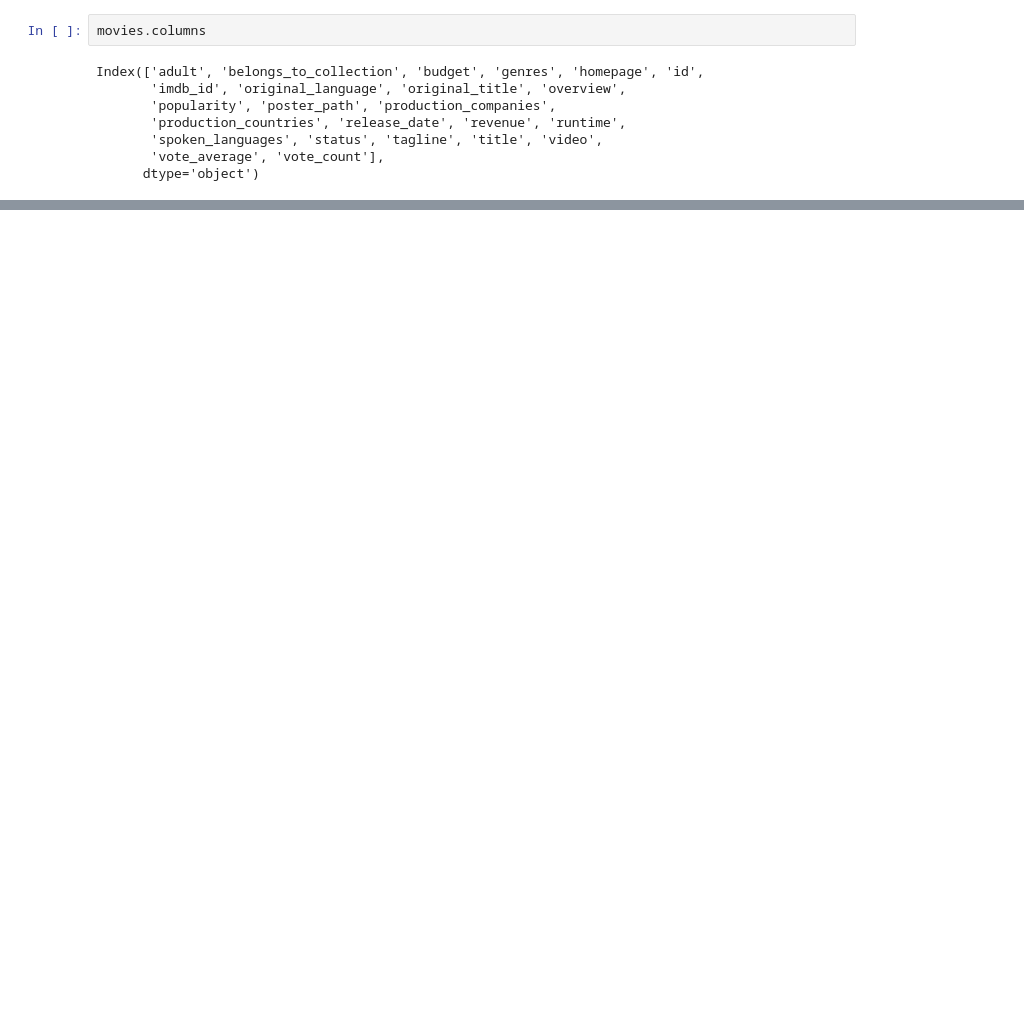
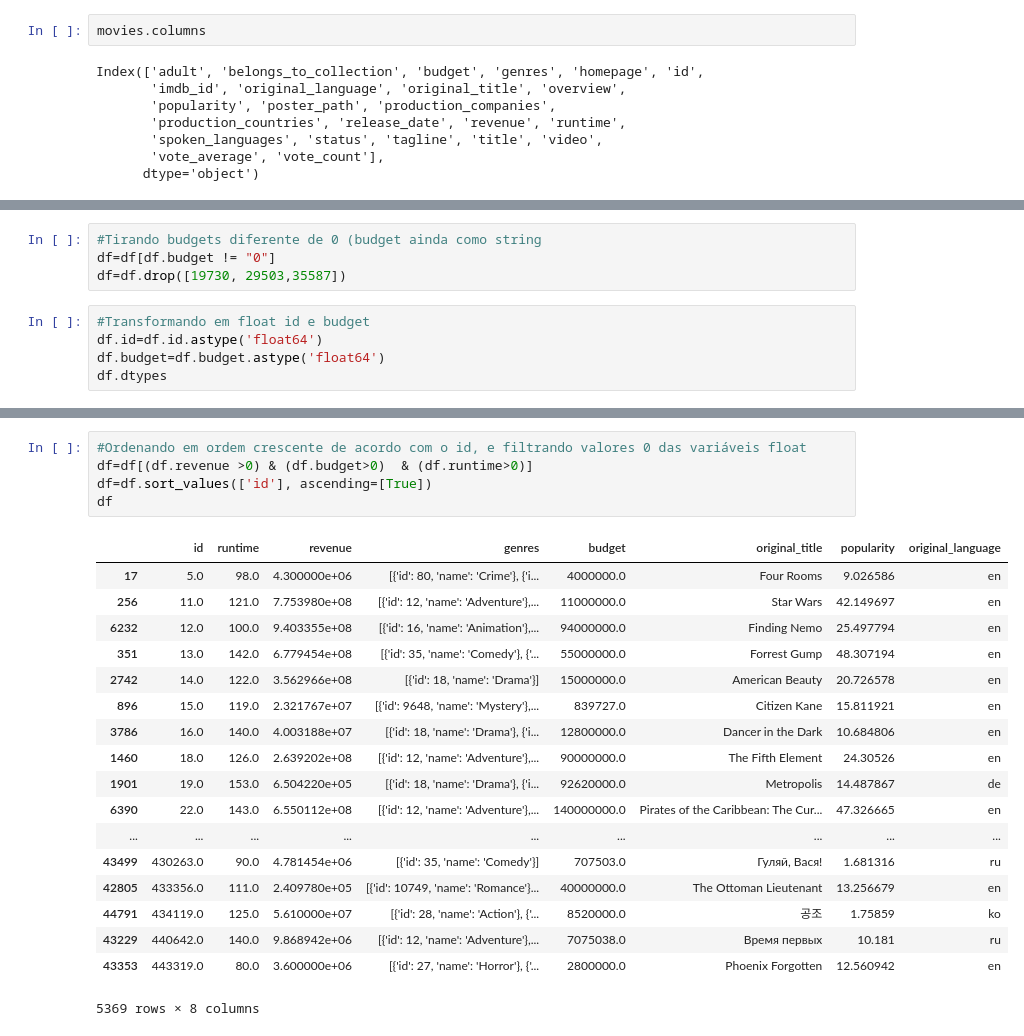
Before and after one commit to lucaslealvale/CD2018_Projeto3, a Jupyter notebook: Projeto 3.ipynb, the cells around one changed output, grey strips where cells are left out. Cells and saved outputs as stored; diff of their text form; blank space fills up the shorter version.

```diff
--- a/Projeto 3.ipynb
+++ b/Projeto 3.ipynb
@@ -68,0 +39,9 @@ df[~df.budget.str.isnumeric()]
+# %%
+#Tirando budgets diferente de 0 (budget ainda como string
+df=df[df.budget != "0"]
+df=df.drop([19730, 29503,35587])
+# %%
+#Transformando em float id e budget
+df.id=df.id.astype('float64')
+df.budget=df.budget.astype('float64')
+df.dtypes
@@ -68,0 +58,24 @@ df[~df.budget.str.isnumeric()]
+# %%
+#Ordenando em ordem crescente de acordo com o id, e filtrando valores 0 das variáveis float
+df=df[(df.revenue >0) & (df.budget>0)  & (df.runtime>0)]
+df=df.sort_values(['id'], ascending=[True])
+df
+# %% [output]
+|  | id | runtime | revenue | genres | budget | original_title | popularity | original_language |
+| 17 | 5.0 | 98.0 | 4.300000e+06 | [{'id': 80, 'name': 'Crime'}, {'i... | 4000000.0 | Four Rooms | 9.026586 | en |
+| 256 | 11.0 | 121.0 | 7.753980e+08 | [{'id': 12, 'name': 'Adventure'},... | 11000000.0 | Star Wars | 42.149697 | en |
+| 6232 | 12.0 | 100.0 | 9.403355e+08 | [{'id': 16, 'name': 'Animation'},... | 94000000.0 | Finding Nemo | 25.497794 | en |
+| 351 | 13.0 | 142.0 | 6.779454e+08 | [{'id': 35, 'name': 'Comedy'}, {'... | 55000000.0 | Forrest Gump | 48.307194 | en |
+| 2742 | 14.0 | 122.0 | 3.562966e+08 | [{'id': 18, 'name': 'Drama'}] | 15000000.0 | American Beauty | 20.726578 | en |
+| 896 | 15.0 | 119.0 | 2.321767e+07 | [{'id': 9648, 'name': 'Mystery'},... | 839727.0 | Citizen Kane | 15.811921 | en |
+| 3786 | 16.0 | 140.0 | 4.003188e+07 | [{'id': 18, 'name': 'Drama'}, {'i... | 12800000.0 | Dancer in the Dark | 10.684806 | en |
+| 1460 | 18.0 | 126.0 | 2.639202e+08 | [{'id': 12, 'name': 'Adventure'},... | 90000000.0 | The Fifth Element | 24.30526 | en |
+| 1901 | 19.0 | 153.0 | 6.504220e+05 | [{'id': 18, 'name': 'Drama'}, {'i... | 92620000.0 | Metropolis | 14.487867 | de |
+| 6390 | 22.0 | 143.0 | 6.550112e+08 | [{'id': 12, 'name': 'Adventure'},... | 140000000.0 | Pirates of the Caribbean: The Cur... | 47.326665 | en |
+| ... | ... | ... | ... | ... | ... | ... | ... | ... |
+| 43499 | 430263.0 | 90.0 | 4.781454e+06 | [{'id': 35, 'name': 'Comedy'}] | 707503.0 | Гуляй, Вася! | 1.681316 | ru |
+| 42805 | 433356.0 | 111.0 | 2.409780e+05 | [{'id': 10749, 'name': 'Romance'}... | 40000000.0 | The Ottoman Lieutenant | 13.256679 | en |
+| 44791 | 434119.0 | 125.0 | 5.610000e+07 | [{'id': 28, 'name': 'Action'}, {'... | 8520000.0 | 공조 | 1.75859 | ko |
+| 43229 | 440642.0 | 140.0 | 9.868942e+06 | [{'id': 12, 'name': 'Adventure'},... | 7075038.0 | Время первых | 10.181 | ru |
+| 43353 | 443319.0 | 80.0 | 3.600000e+06 | [{'id': 27, 'name': 'Horror'}, {'... | 2800000.0 | Phoenix Forgotten | 12.560942 | en |
+5369 rows × 8 columns
```
Also changed, not shown: parts of 6 cells of this notebook.
